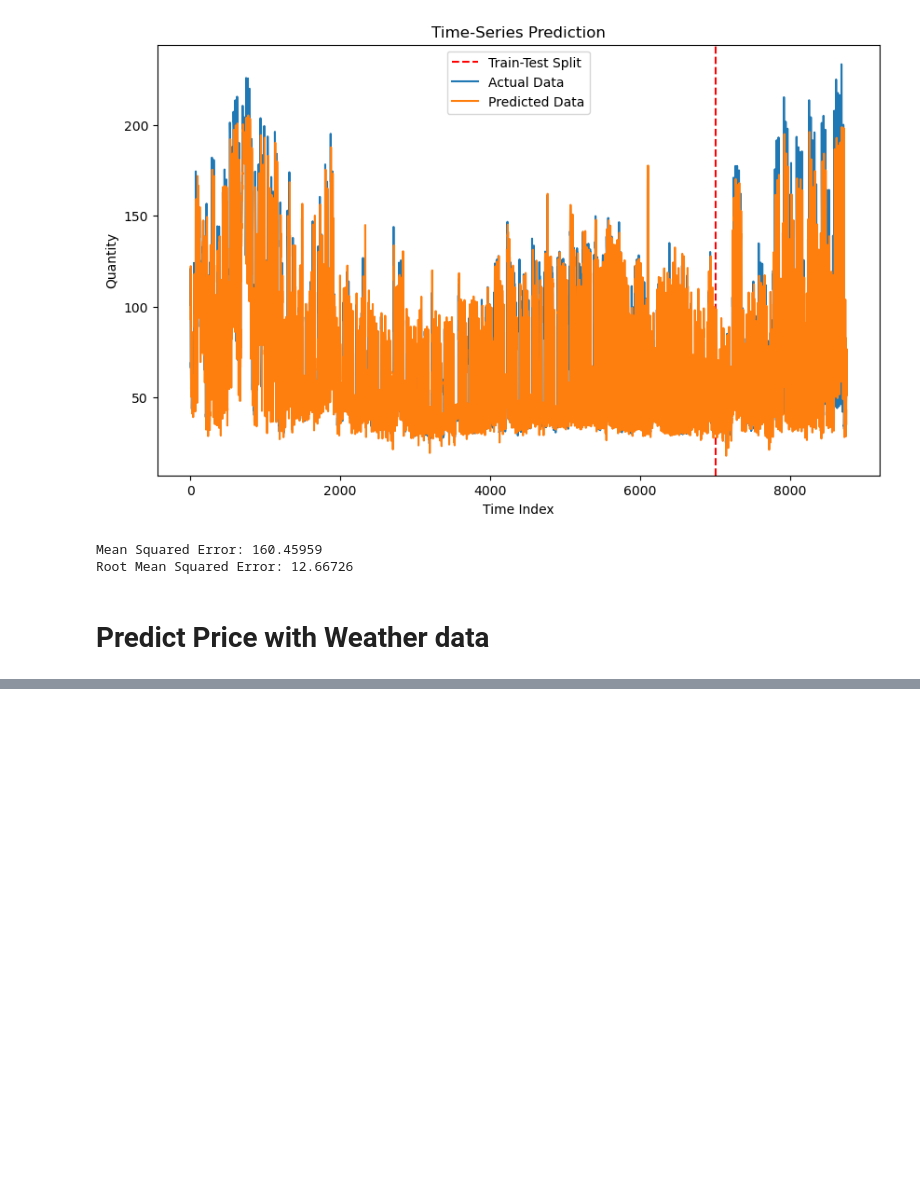
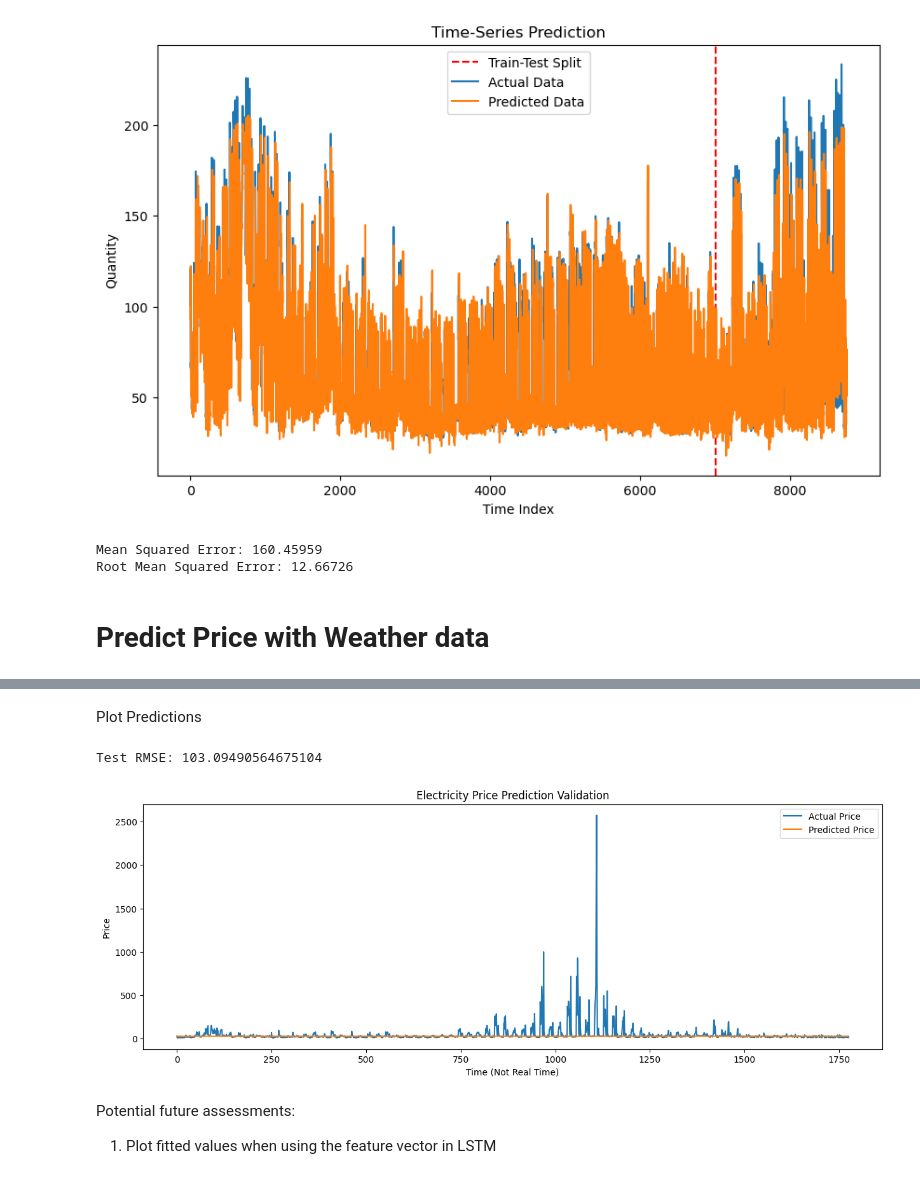
Before and after one commit to Hzsen/STAT4911_IGSEnergy, a Jupyter notebook: LSTM.ipynb, the cells around one changed output, grey strips where cells are left out. Drawn from its saved outputs; the diff is of its cells as text; code cells hidden in the pictures; blank space fills up the shorter version.

```diff
--- a/LSTM.ipynb
+++ b/LSTM.ipynb
@@ -370,0 +355,16 @@ NameError: name 'features_scaled' is not defined
+# %%
+# Hyperparameters
+input_size = X_train.shape[-1]  # Number of lstm input features
+hidden_size = 50  # Number of features in hidden state
+num_layers = 3  # Number of stacked LSTM layers
+output_size = 1  # Number of output values
+num_epochs = 1000
+learning_rate = 0.001
+
+# Initalize Model
+model = CustomLSTM(input_size, hidden_size, num_layers, output_size)
+model = model.to(device)
+
+# Set up loss and optimizer
+criterion = torch.nn.MSELoss(reduction = "mean")
+optimizer = torch.optim.Adam(model.parameters(), lr=learning_rate)
@@ -371,25 +413,30 @@ NameError: name 'features_scaled' is not defined
+# %% [markdown]
+Plot Predictions
 # %%
-#Inverse transform predictions before plotting or evaluating performance
 model.eval()
 with torch.no_grad():
-    y_test_pred = model(X_test.cuda())
+    Y_test_pred = model(X_test)
 
-y_test_pred = y_test_pred.cpu().numpy()
-y_test = y_test.cpu().numpy()
+# y_test_pred = y_test_pred.cpu().numpy()
+# y_test = y_test.to.numpy()
 
-# Inverse scale predictions and actual values if you have scaled them
-y_test_pred = scaler.inverse_transform(y_test_pred)
-y_test = scaler.inverse_transform(y_test.reshape(-1, 1))
 
 # Calculate RMSE
-rmse = np.sqrt(mean_squared_error(y_test, y_test_pred))
+rmse = np.sqrt(criterion(Y_test, Y_test_pred).item())
 print(f'Test RMSE: {rmse}')
 
 plt.figure(figsize=(15, 5))
-plt.plot(y_test, label='Actual Price')
-plt.plot(y_test_pred, label='Predicted Price')
-plt.title('Electricity Price Prediction')
-plt.xlabel('Time')
+plt.plot(Y_test, label='Actual Price')
+plt.plot(Y_test_pred, label='Predicted Price')
+plt.title('Electricity Price Prediction Validation')
+plt.xlabel('Time (Not Real Time)')
 plt.ylabel('Price')
 plt.legend()
 plt.show()
+# %% [output]
+Test RMSE: 103.09490564675104
+[figure, added]
+# %% [markdown]
+Potential future assessments:
+
+1. Plot fitted values when using the feature vector in LSTM
```
Also changed, not shown: parts of 20 cells of this notebook.
